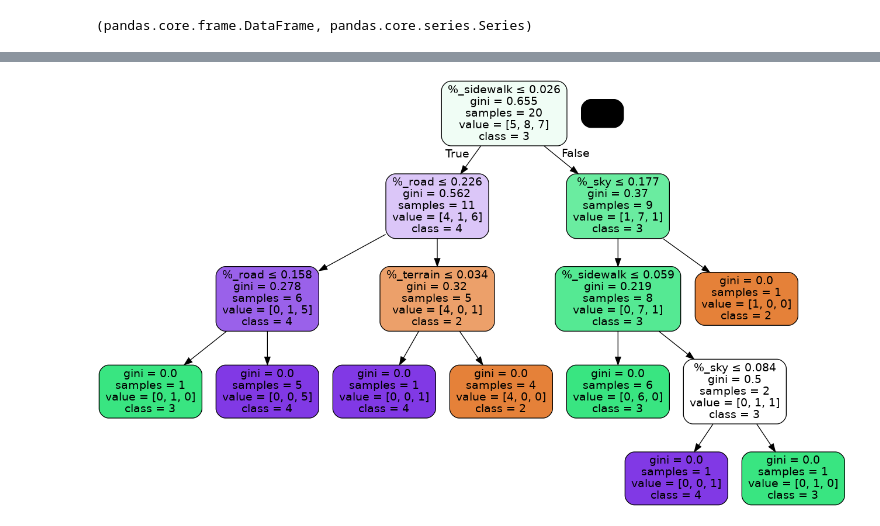
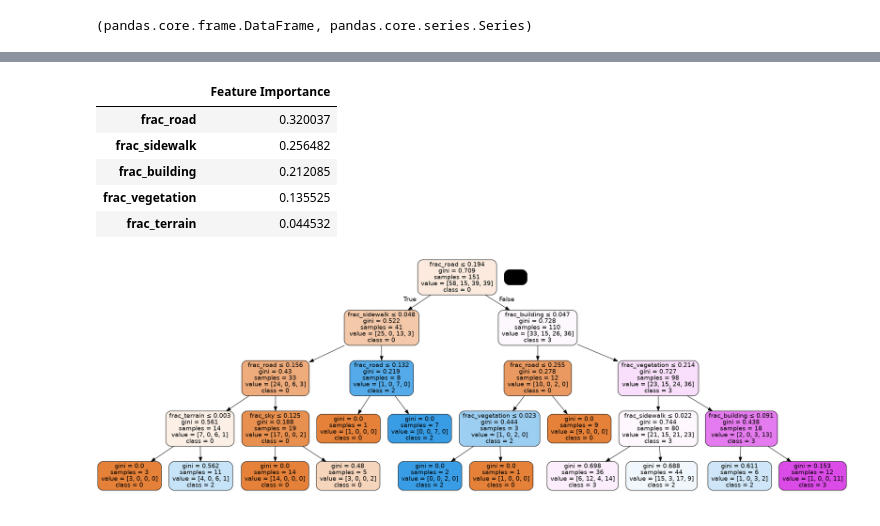
Before and after one commit to NeelayS/walkability_ml, a Jupyter notebook: analysis.ipynb, the cells around one changed output, grey strips where cells are left out. Saved outputs shown, nothing was run; the diff lists cells and outputs as text; code cells hidden in the pictures.

```diff
--- a/analysis.ipynb
+++ b/analysis.ipynb
@@ -144,10 +154,12 @@ dataset.head()
 # %%
-city_walkability_scores = {"Bangalore": 0.63, "Chennai": 0.78, "Kochi": 0.57, "Kolkata": 0.82, "Mumbai": 0.85}
+city_walkability_scores = {"Bangalore": 0.63, "Chennai": 0.77, "Kochi": 0.57, "Kolkata": 0.81, "Mumbai": 0.85,
+                            "Varanasi": 0.33, "Shimla": 0.22, "Bhubaneswar": 0.28}
 # %%
 img_walkability_bins = {}
+cities = city_walkability_scores.keys()
 
 for img in relevant_img_class_counts.keys():
-    city = [c for c in city_walkability_scores.keys() if c.lower() in img.lower()][0]
+    city = [c for c in cities if c.lower() in img.lower()][0]
     img_walkability_bins[img] = int(city_walkability_scores[city] // 0.2)
 
 img_walkability_bins
@@ -187,7 +199,7 @@ type(X), type(y)
 # %% [output]
 (pandas.core.frame.DataFrame, pandas.core.series.Series)
 # %%
-X_train, X_test, y_train, y_test = train_test_split(X, y, test_size=0.1, random_state=42) # increase test size
+X_train, X_test, y_train, y_test = train_test_split(X, y, test_size=0.2, random_state=42) # increase test size
 # %%
 X_train.shape, X_test.shape
 # %% [output]
@@ -195,5 +207,5 @@ X_train.shape, X_test.shape
 # %%
-model = DecisionTreeClassifier(random_state=42, max_depth=5) # tune max_depth
+model = DecisionTreeClassifier(random_state=42, max_depth=4) # tune max_depth
 # %%
 model.fit(X_train, y_train)
 # model.fit(X_test, y_test)
@@ -229,10 +229,22 @@ Index(['%_road', '%_sidewalk', '%_building', '%_vegetation', '%_terrain',
       dtype='object')
+# %%
+feat_imp_dict = dict(zip(feature_cols, model.feature_importances_))
+feat_imp = pd.DataFrame.from_dict(feat_imp_dict, orient='index')
+feat_imp.rename(columns = {0:'Feature Importance'}, inplace = True)
+feat_imp.sort_values(by=['Feature Importance'], ascending=False).head()
+# %% [output]
+|  | Feature Importance |
+| frac_road | 0.320037 |
+| frac_sidewalk | 0.256482 |
+| frac_building | 0.212085 |
+| frac_vegetation | 0.135525 |
+| frac_terrain | 0.044532 |
 # %%
 dot_data = StringIO()
 export_graphviz(model, out_file=dot_data,
                 filled=True, rounded=True,
-                special_characters=True, feature_names = feature_cols, class_names=['2', '3', '4']) # change class_names to ['0', '1', '2', '3', '4']
+                special_characters=True, feature_names = feature_cols, class_names=['0', '1', '2', '3', '4']) # change class_names to ['0', '1', '2', '3', '4']
 (graph, ) = graph_from_dot_data(dot_data.getvalue())
 Img(graph.create_png())
 # %% [output]
-[figure, old version]
+[figure, new version]
```
Also changed, not shown: parts of 14 cells of this notebook, 3 other files.
